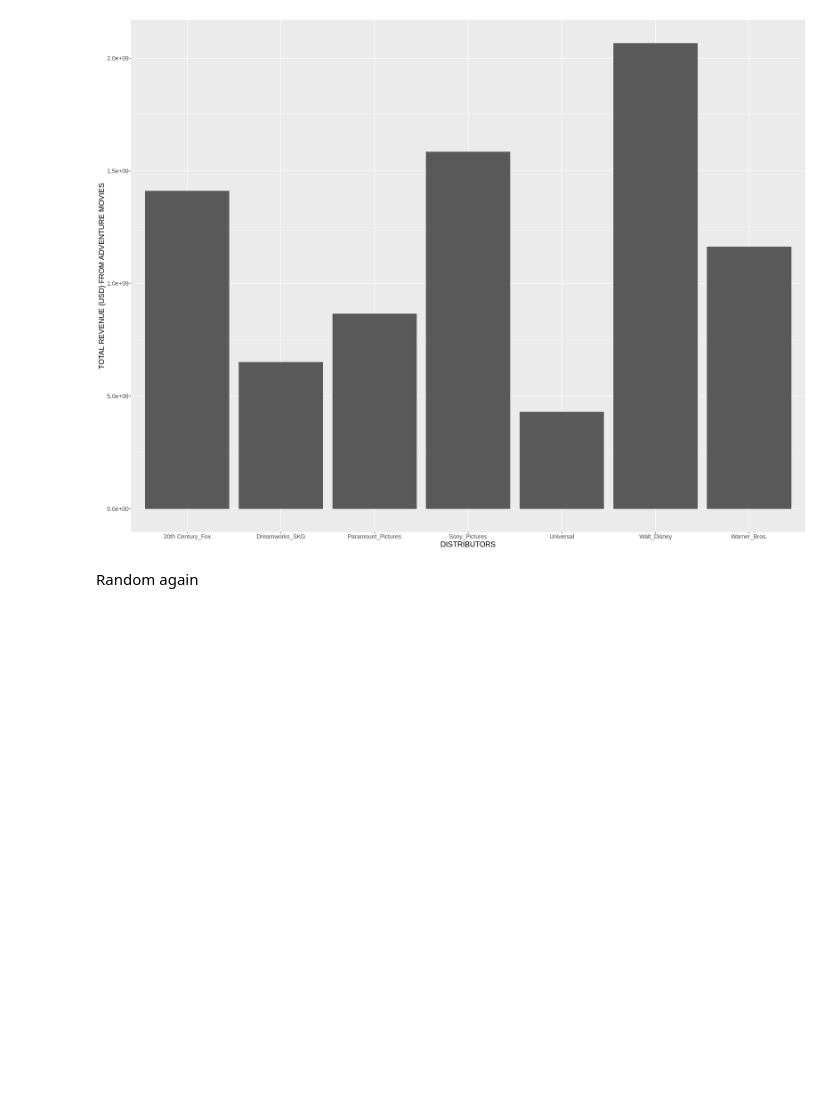
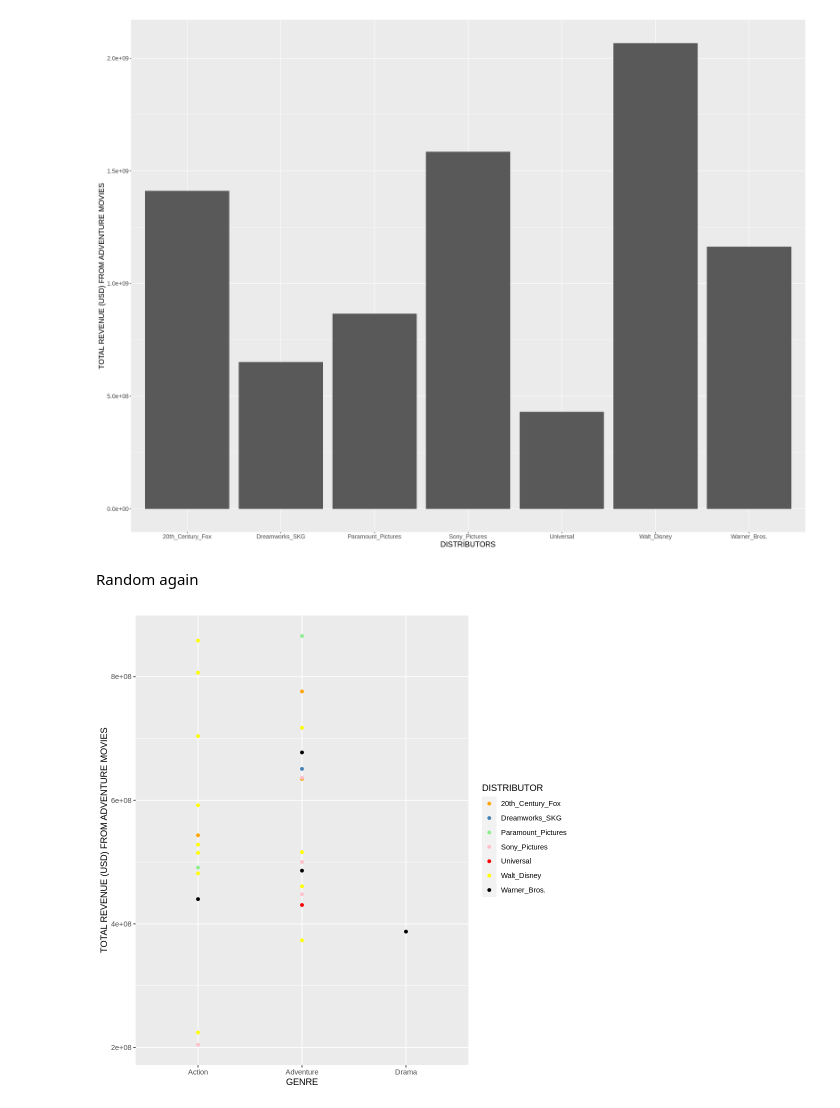
Before and after one commit to rehan13/Movie-Revenue-Predictions, a Jupyter notebook: Project Movie.ipynb, the cells around one changed output. Drawn from its saved outputs; the diff is of its cells as text; code cells hidden in the pictures; blank space fills up the shorter version.

Commit message:
Preliminary exploratory data analysis:

```diff
--- a/Project Movie.ipynb
+++ b/Project Movie.ipynb
@@ -117,3 +137,13 @@ Revenue_By_Distributor_Adventure
 [figure]
 # %% [markdown]
 Random again
+# %%
+options(repr.plot.width = 8, repr.plot.height = 8)
+Revenue_By_Distributor <- Highest_grosser_data %>%
+ggplot(aes(x = GENRE, y = TOTAL_IN_2019_DOLLARS , colour = DISTRIBUTOR))+
+geom_point() +
+labs(x = "GENRE", y = "TOTAL REVENUE (USD) FROM ADVENTURE MOVIES", Colour = "DISTRIBUTOR")+
+scale_colour_manual(labels = c("20th_Century_Fox", "Dreamworks_SKG", "Paramount_Pictures", "Sony_Pictures", "Universal", "Walt_Disney", "Warner_Bros."), values = c("orange", "steelblue", "lightgreen", "pink", "red", "yellow", "black"))
+Revenue_By_Distributor
+# %% [output]
+[figure, added]
```
Also changed, not shown: parts of 5 cells of this notebook.
